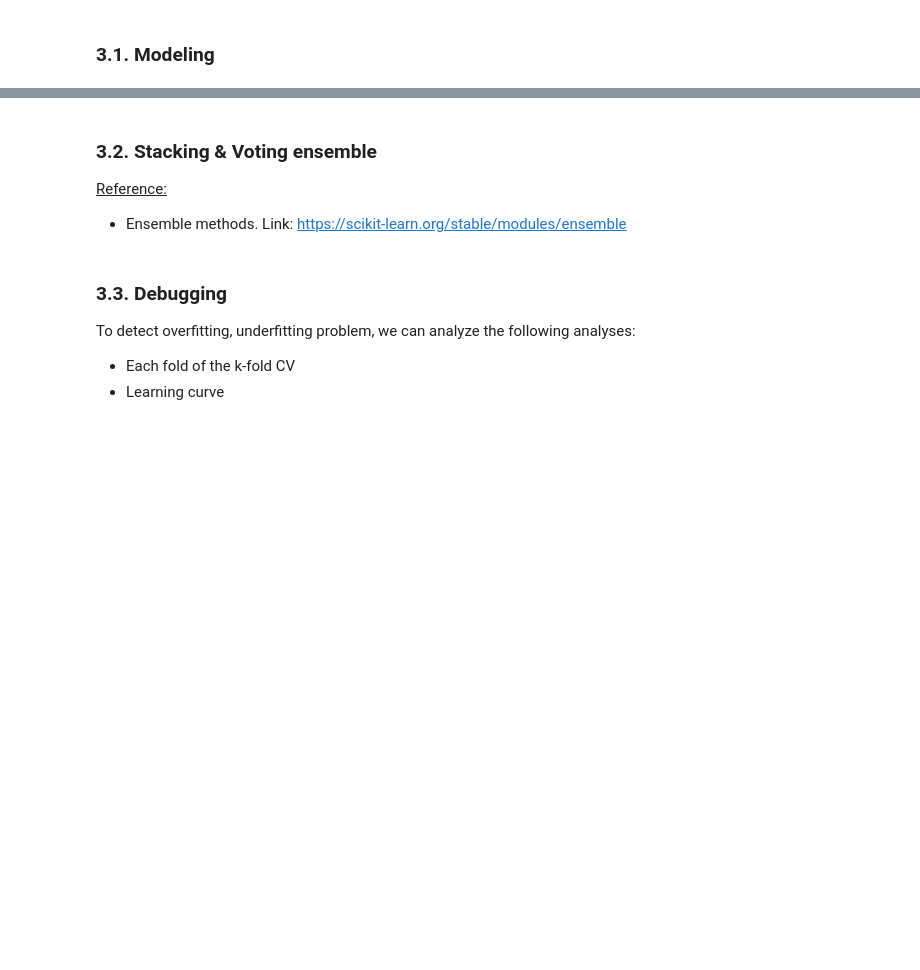
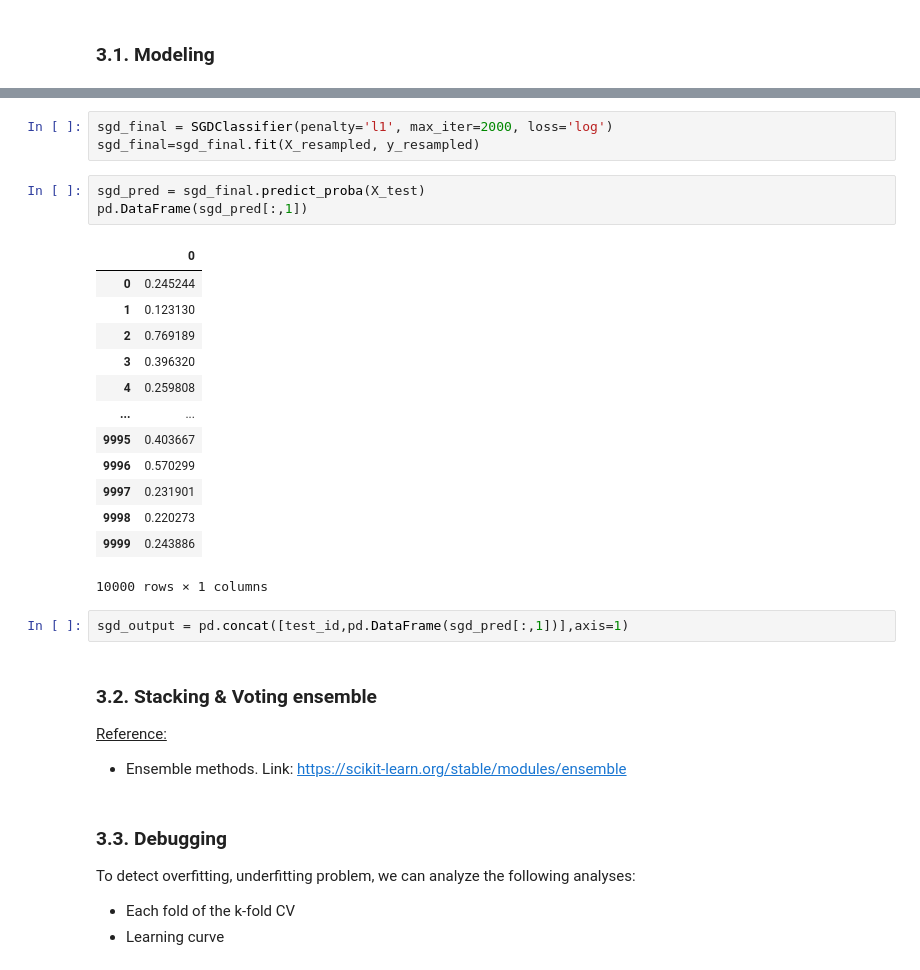
Before and after one commit to Wajiharfaoui/Bank-Telemarketing-Outcome-Prediction, a Jupyter notebook: MBD2021_InClass Kaggle_2_Modeling_Group1_Py_v5.3 - Data Processing.ipynb, the cells around one changed output, grey strips where cells are left out. Cells and saved outputs as stored; diff of their text form; blank space fills up the shorter version.

```diff
--- a/MBD2021_InClass Kaggle_2_Modeling_Group1_Py_v5.3 - Data Processing.ipynb
+++ b/MBD2021_InClass Kaggle_2_Modeling_Group1_Py_v5.3 - Data Processing.ipynb
@@ -908,3 +960,25 @@ comparison
+# %%
+sgd_final = SGDClassifier(penalty='l1', max_iter=2000, loss='log')
+sgd_final=sgd_final.fit(X_resampled, y_resampled)
+# %%
+sgd_pred = sgd_final.predict_proba(X_test)
+pd.DataFrame(sgd_pred[:,1])
+# %% [output]
+|  | 0 |
+| 0 | 0.245244 |
+| 1 | 0.123130 |
+| 2 | 0.769189 |
+| 3 | 0.396320 |
+| 4 | 0.259808 |
+| ... | ... |
+| 9995 | 0.403667 |
+| 9996 | 0.570299 |
+| 9997 | 0.231901 |
+| 9998 | 0.220273 |
+| 9999 | 0.243886 |
+10000 rows × 1 columns
+# %%
+sgd_output = pd.concat([test_id,pd.DataFrame(sgd_pred[:,1])],axis=1)
 # %% [markdown]
 ### 3.2. Stacking & Voting ensemble
 
```
Also changed, not shown: parts of 53 cells of this notebook, 3 other files.
